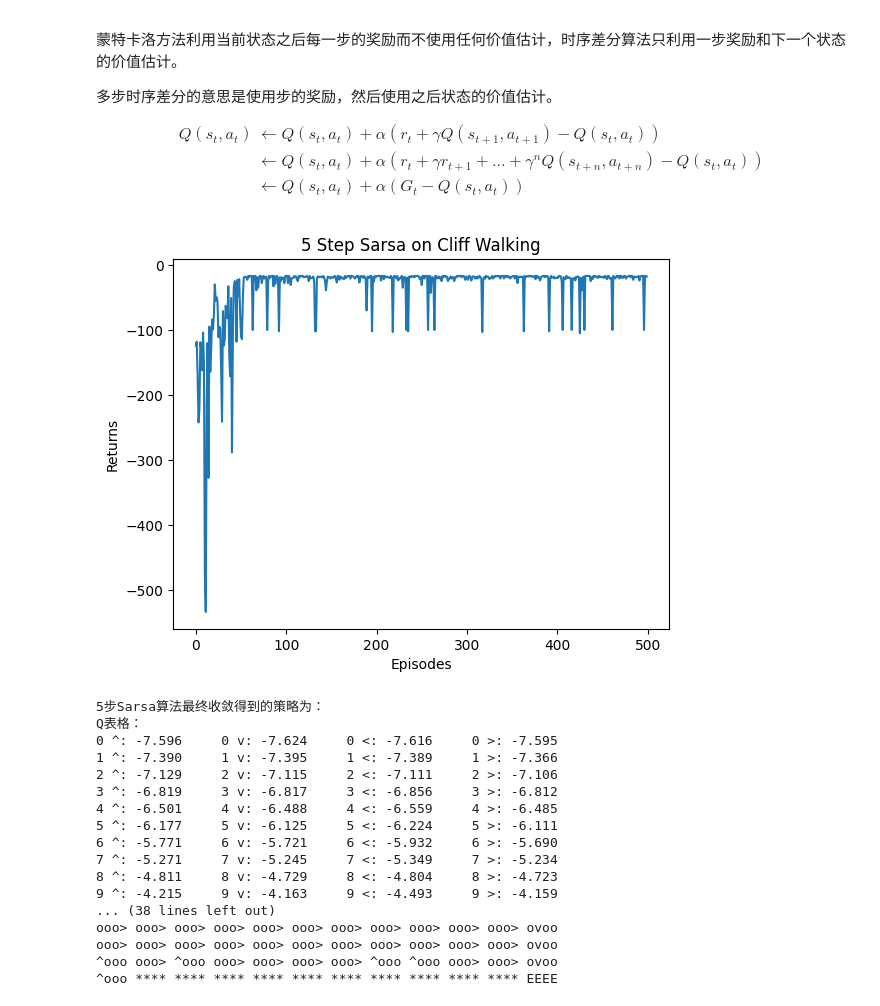
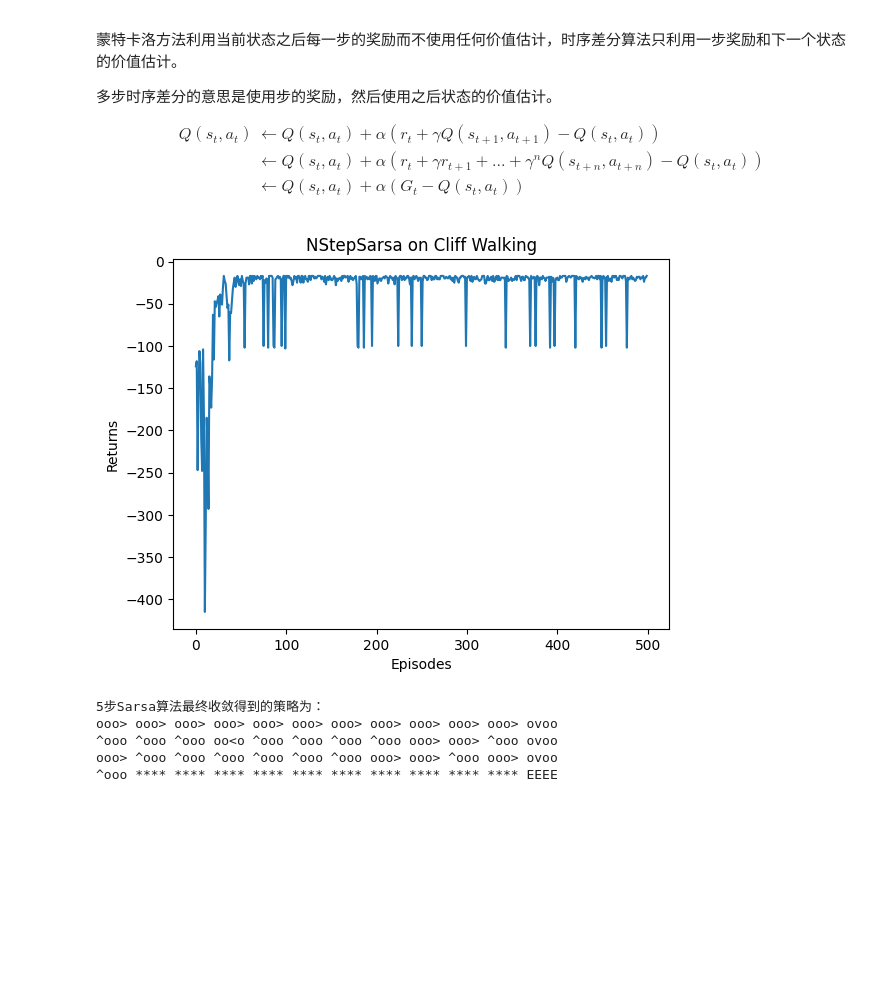
Before and after one commit to lanceyliao/Hands-on-RL, a Jupyter notebook: 合集.ipynb, the cells around one changed output. Drawn from its saved outputs; the diff is of its cells as text; code cells hidden in the pictures; blank space fills up the shorter version.

```diff
--- a/合集.ipynb
+++ b/合集.ipynb
@@ -1327,5 +1300,8 @@ class Sarsa:
 
     ## 增量更新动作价值函数，对应相应的公式
     def update(self, s0, a0, r, s1, a1, done):
+        '''
+        基于Q、r、Q‘(a')，更新Q
+        '''
         td_error = r + self.gamma * self.Q_table[s1, a1] - self.Q_table[s0, a0]  ## 算时序差分的
         self.Q_table[s0, a0] += self.alpha * td_error  ##  更新动作价值函数
@@ -1400,12 +1387,12 @@ plot_sarsa(agent)
 # %%
 def print_agent(agent, env, action_meaning, disaster=[], end=[]):
-    print("Q表格：")
-    for r in range(env.nrow):
-        for c in range(env.ncol):
-            s = r * env.ncol + c
-            for a in range(4):
-                print(f'{s} {action_meaning[a]}: {agent.Q_table[s, a]:6.3f}', end='\t')
-            print()
+    # print("Q表格：")
+    # for r in range(env.nrow):
+    #     for c in range(env.ncol):
+    #         s = r * env.ncol + c
+    #         for a in range(4):
+    #             print(f'{s} {action_meaning[a]}: {agent.Q_table[s, a]:6.3f}', end='\t')
+    #         print()
 
     for i in range(env.nrow):
         for j in range(env.ncol):
@@ -1478,6 +1453,9 @@ class NStepSarsa(Sarsa):
     ## s0, a0是当前时间步的
     ## r, s1, a1是下一个时间步的，r是奖励，s1是状态，a1是动作
     def update(self, s0, a0, r, s1, a1, done):
+        '''
+        基于Q、r、r_、r__、Q'(a')，更新Q
+        '''
         self.s_l.append(s0)  ##  当前状态s0加入到状态列表的
         self.a_l.append(a0)  ##  当前动作a0加入到动作列表的
         self.r_l.append(r)  ##  当前状态采取的动作奖励，加入到奖励列表的
@@ -1504,60 +1482,46 @@ class NStepSarsa(Sarsa):
             self.s_l = []
             self.a_l = []
             self.r_l = []
 
 
 n_step = 5  # 5步Sarsa算法
 agent = NStepSarsa(ncol, nrow, epsilon, alpha, gamma, n=n_step)
 
-plot_sarsa(agent)
+plot_agent(agent)
+print('5步Sarsa算法最终收敛得到的策略为：')
+print_agent(agent, env, action_meaning, list(range(37, 47)), [47])
+
 
 # Iteration 0: 100%|██████████| 50/50 [00:00<00:00, 937.03it/s, episode=50,
 # return=-26.500]
 # Iteration 1: 100%|██████████| 50/50 [00:00<00:00, 2955.94it/s, episode=100,
 # return=-35.200]
 # Iteration 2: 100%|██████████| 50/50 [00:00<00:00, 2978.95it/s, episode=150,
 # return=-20.100]
 # Iteration 3: 100%|██████████| 50/50 [00:00<00:00, 3062.61it/s, episode=200,
 # return=-27.200]
 # Iteration 4: 100%|██████████| 50/50 [00:00<00:00, 3172.36it/s, episode=250,
 # return=-19.300]
 # Iteration 5: 100%|██████████| 50/50 [00:00<00:00, 3123.41it/s, episode=300,
 # return=-27.400]
 # Iteration 6: 100%|██████████| 50/50 [00:00<00:00, 2875.33it/s, episode=350,
 # return=-28.000]
 # Iteration 7: 100%|██████████| 50/50 [00:00<00:00, 2262.18it/s, episode=400,
 # return=-36.500]
 # Iteration 8: 100%|██████████| 50/50 [00:00<00:00, 3100.00it/s, episode=450,
 # return=-27.000]
 # Iteration 9: 100%|██████████| 50/50 [00:00<00:00, 3107.54it/s, episode=500,
 # return=-19.100]
+
+# 5步Sarsa算法最终收敛得到的策略为：
+# ooo> ooo> ooo> ooo> ooo> ooo> ooo> ooo> ooo> ooo> ooo> ovoo
+# ^ooo ^ooo ^ooo oo<o ^ooo ^ooo ^ooo ^ooo ooo> ooo> ^ooo ovoo
+# ooo> ^ooo ^ooo ^ooo ^ooo ^ooo ^ooo ooo> ooo> ^ooo ooo> ovoo
+# ^ooo **** **** **** **** **** **** **** **** **** **** EEEE
 # %% [output]
-[figure, old version]
+[figure, new version]
+5步Sarsa算法最终收敛得到的策略为：
+ooo> ooo> ooo> ooo> ooo> ooo> ooo> ooo> ooo> ooo> ooo> ovoo
+^ooo ^ooo ^ooo oo<o ^ooo ^ooo ^ooo ^ooo ooo> ooo> ^ooo ovoo
+ooo> ^ooo ^ooo ^ooo ^ooo ^ooo ^ooo ooo> ooo> ^ooo ooo> ovoo
+^ooo **** **** **** **** **** **** **** **** **** **** EEEE
-# %%
-action_meaning = ['^', 'v', '<', '>']
-print('5步Sarsa算法最终收敛得到的策略为：')
-print_agent(agent, env, action_meaning, list(range(37, 47)), [47])
-
-# 5步Sarsa算法最终收敛得到的策略为：
-# ooo> ooo> ooo> ooo> ooo> ooo> ooo> ooo> ooo> ooo> ooo> ovoo
-# ^ooo ^ooo ^ooo oo<o ^ooo ^ooo ^ooo ^ooo ooo> ooo> ^ooo ovoo
-# ooo> ^ooo ^ooo ^ooo ^ooo ^ooo ^ooo ooo> ooo> ^ooo ooo> ovoo
-# ^ooo **** **** **** **** **** **** **** **** **** **** EEEE
-# %% [output]
-5步Sarsa算法最终收敛得到的策略为：
-Q表格：
-0 ^: -7.596     0 v: -7.624     0 <: -7.616     0 >: -7.595
-1 ^: -7.390     1 v: -7.395     1 <: -7.389     1 >: -7.366
-2 ^: -7.129     2 v: -7.115     2 <: -7.111     2 >: -7.106
-3 ^: -6.819     3 v: -6.817     3 <: -6.856     3 >: -6.812
-4 ^: -6.501     4 v: -6.488     4 <: -6.559     4 >: -6.485
-5 ^: -6.177     5 v: -6.125     5 <: -6.224     5 >: -6.111
-6 ^: -5.771     6 v: -5.721     6 <: -5.932     6 >: -5.690
-7 ^: -5.271     7 v: -5.245     7 <: -5.349     7 >: -5.234
-8 ^: -4.811     8 v: -4.729     8 <: -4.804     8 >: -4.723
-9 ^: -4.215     9 v: -4.163     9 <: -4.493     9 >: -4.159
-... (38 lines left out)
-ooo> ooo> ooo> ooo> ooo> ooo> ooo> ooo> ooo> ooo> ooo> ovoo
-ooo> ooo> ooo> ooo> ooo> ooo> ooo> ooo> ooo> ooo> ooo> ovoo
-^ooo ooo> ^ooo ooo> ooo> ooo> ooo> ^ooo ^ooo ooo> ooo> ovoo
-^ooo **** **** **** **** **** **** **** **** **** **** EEEE
```
Also changed, not shown: parts of 21 cells of this notebook, 2 other files.
